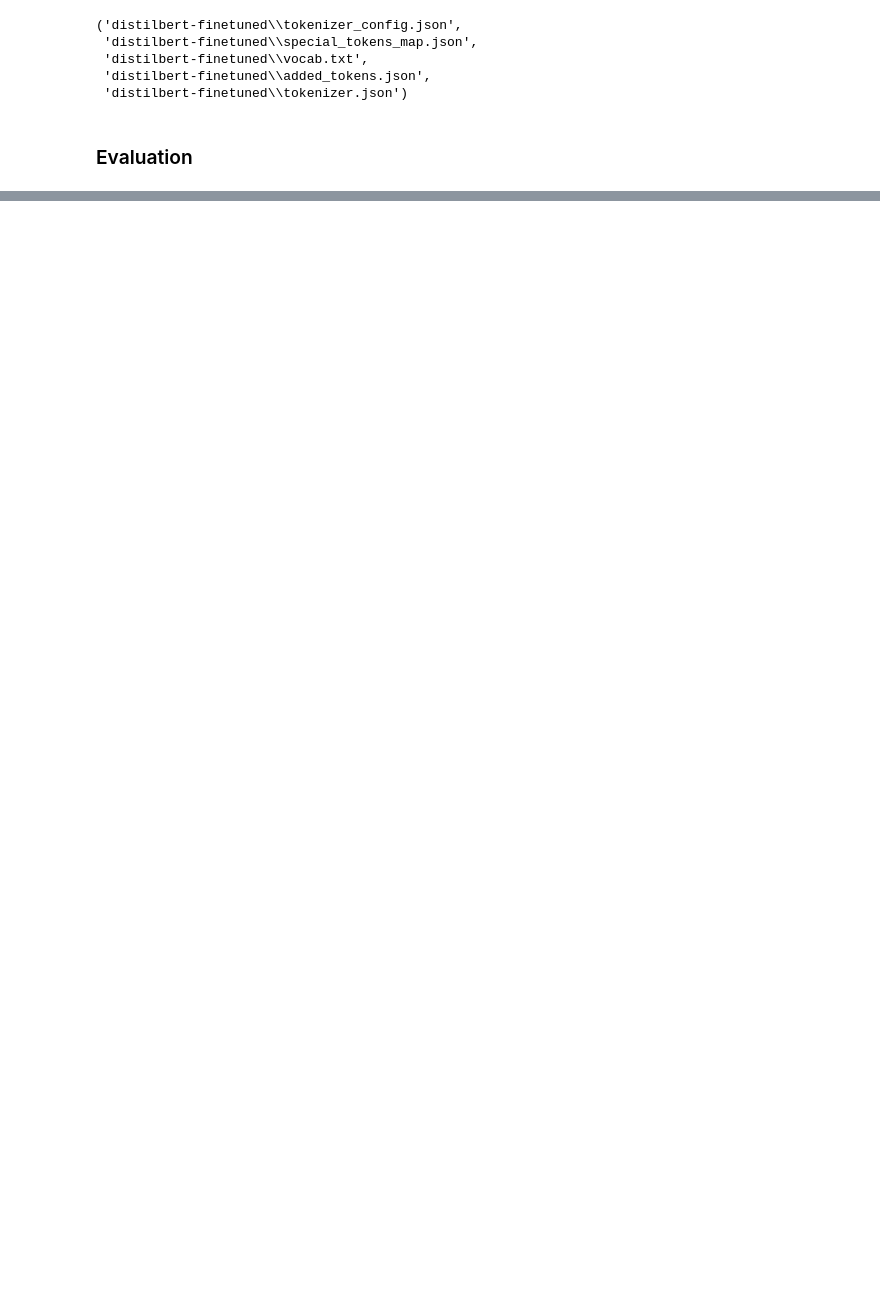
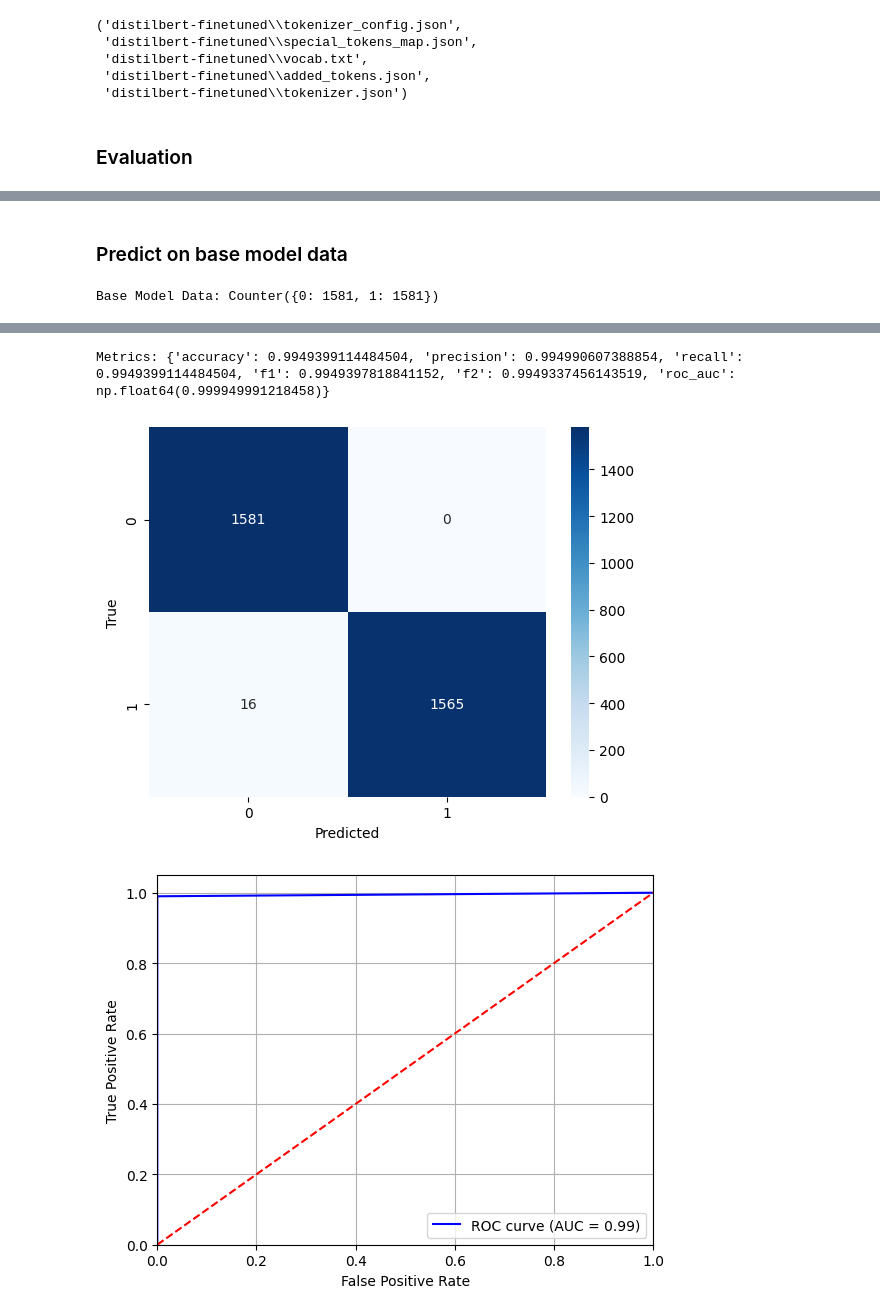
Before and after one commit to zuza571/AI-Generated-CTI, a Jupyter notebook: detector.ipynb, the cells around one changed output, grey strips where cells are left out. Drawn from its saved outputs; the diff is of its cells as text; code cells hidden in the pictures; blank space fills up the shorter version.

```diff
--- a/detector.ipynb
+++ b/detector.ipynb
@@ -209,2 +247,48 @@ SAF-T Framework Transaction SAFTN_G is a transaction that allows an attacker to
 [interactive output not drawn]
 Predicted: GENERATED vs. True: GENERATED
+# %% [markdown]
+### Predict on base model data
+# %%
+base_model_dataset = Dataset.from_pandas(pd.read_json('detection_dataset_base_model.jsonl', lines=True)).filter(lambda example: example["text"] not in dataset)
+
+tokenized_base_model_data = base_model_dataset.map(preprocess_function, batched=True)
+tokenized_base_model_data = tokenized_base_model_data.cast_column("label", label_feature)
+print("Base Model Data:", Counter(tokenized_base_model_data["label"]))
+# %% [output]
+Base Model Data: Counter({0: 1581, 1: 1581})
+# %%
+import seaborn as sns
+import matplotlib.pyplot as plt
+from sklearn.metrics import roc_curve, auc
+
+conf_matrix = evaluate.load("confusion_matrix")
+
+pred_output = trainer.predict(tokenized_base_model_data)
+predictions = pred_output.predictions
+labels = pred_output.label_ids
+
+print("Metrics:", compute_metrics((predictions, labels)))
+
+results = conf_matrix.compute(predictions=np.argmax(predictions, axis=1), references=labels)
+cm = np.array(results["confusion_matrix"])
+
+sns.heatmap(cm, annot=True, fmt="d", cmap="Blues")
+plt.xlabel("Predicted")
+plt.ylabel("True")
+plt.savefig("confusion_matrix_for_base_model.svg")
+plt.show()
+
+fpr, tpr, thresholds = roc_curve(labels, np.argmax(predictions, axis=1))
+roc_auc = auc(fpr, tpr)
+
+plt.plot(fpr, tpr, color='blue', label=f'ROC curve (AUC = {roc_auc:.2f})')
+plt.plot([0, 1], [0, 1], color='red', linestyle='--')
+plt.xlim([0.0, 1.0])
+plt.ylim([0.0, 1.05])
+plt.xlabel('False Positive Rate')
+plt.ylabel('True Positive Rate')
+plt.legend(loc="lower right")
+plt.grid()
+plt.savefig("roc_auc_curve_for_base_model.svg")
+plt.show()
+# %% [output]
@@ -210,0 +296,3 @@ Predicted: GENERATED vs. True: GENERATED
+Metrics: {'accuracy': 0.9949399114484504, 'precision': 0.994990607388854, 'recall': 0.9949399114484504, 'f1': 0.9949397818841152, 'f2': 0.9949337456143519, 'roc_auc': np.float64(0.999949991218458)}
+[figure, added]
+[figure, added]
```
Also changed, not shown: parts of 19 cells of this notebook, 9 other files.
